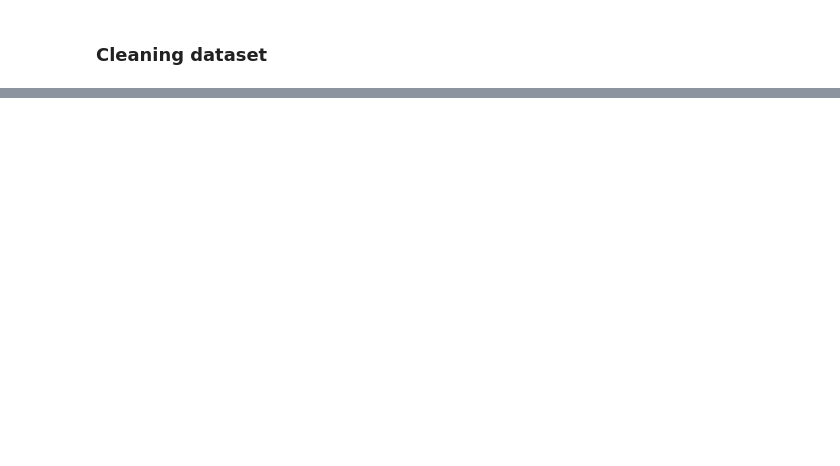
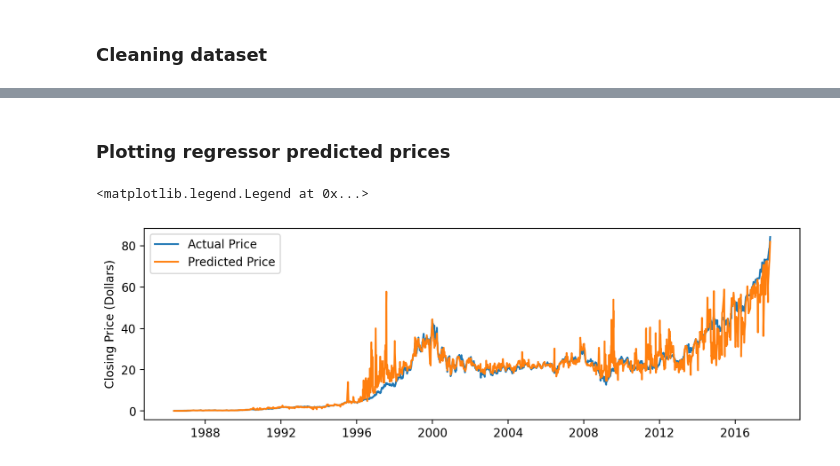
Before and after one commit to leestorm4520/ArtificialIntelligence_UbiquantMarketPrediction, a Jupyter notebook: Michael-Random-Forest-Model.ipynb, the cells around one changed output, grey strips where cells are left out. Drawn from its saved outputs; the diff is of its cells as text; code cells hidden in the pictures; blank space fills up the shorter version.

```diff
--- a/Michael-Random-Forest-Model.ipynb
+++ b/Michael-Random-Forest-Model.ipynb
@@ -129,0 +159,17 @@ Accuracy (%): 77.12082262210797
+# %% [markdown]
+### Plotting regressor predicted prices
+# %%
+predicted = pd.Series(data = y_predr, index = y_testr.index)
+predicted = predicted.sort_index()
+
+actual = y_testr.sort_index()
+
+fig = plt.figure(dpi = 200, figsize= (10, 3))
+ax = fig.add_subplot(1, 1, 1)
+actual_line = ax.plot(actual, label = "Actual Price")
+predicted_line = ax.plot(predicted, label = "Predicted Price")
+ax.set_ylabel("Closing Price (Dollars)")
+ax.legend()
+# %% [output]
+<matplotlib.legend.Legend at 0x...>
+[figure, added]
```
Also changed, not shown: parts of 7 cells of this notebook.
